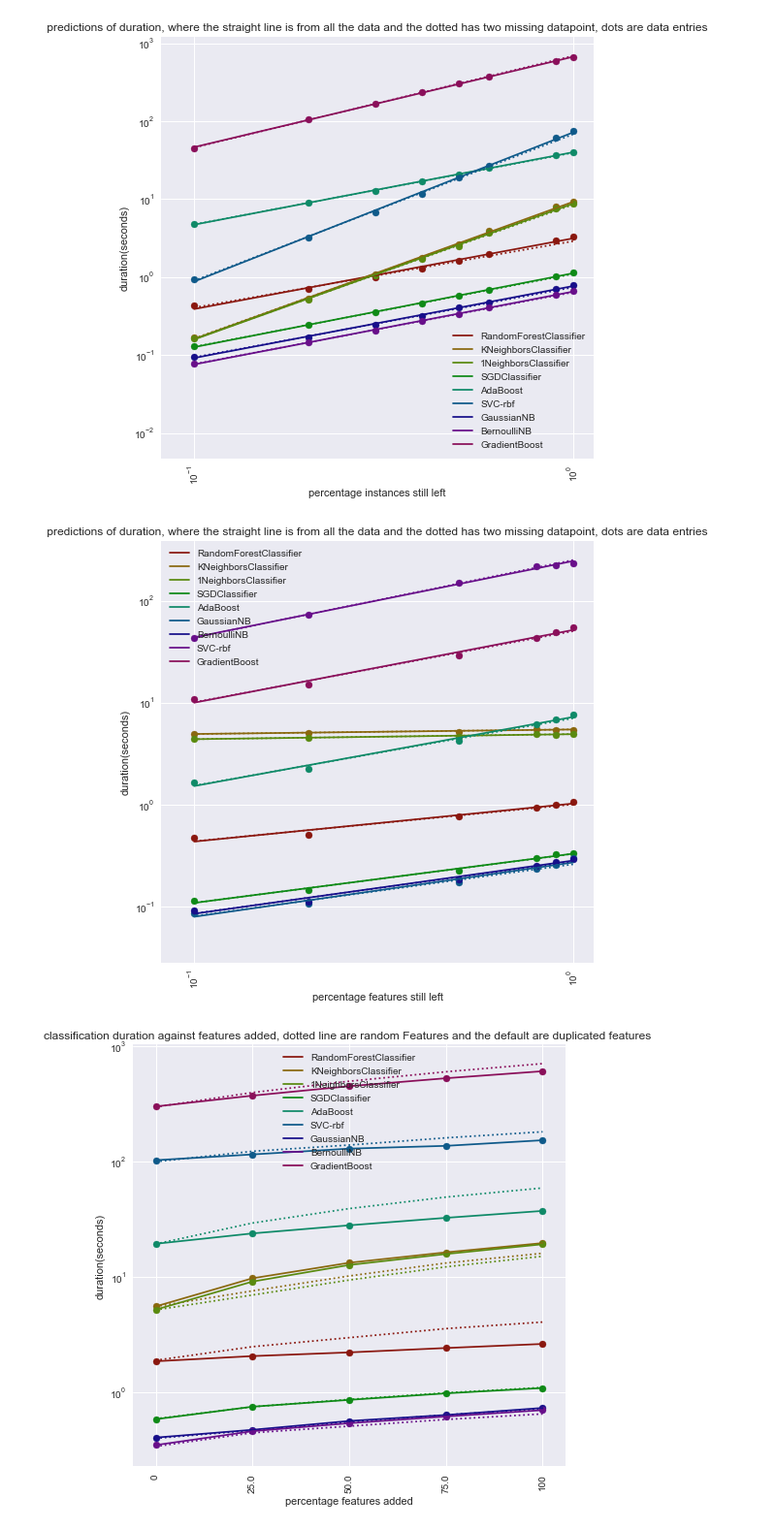
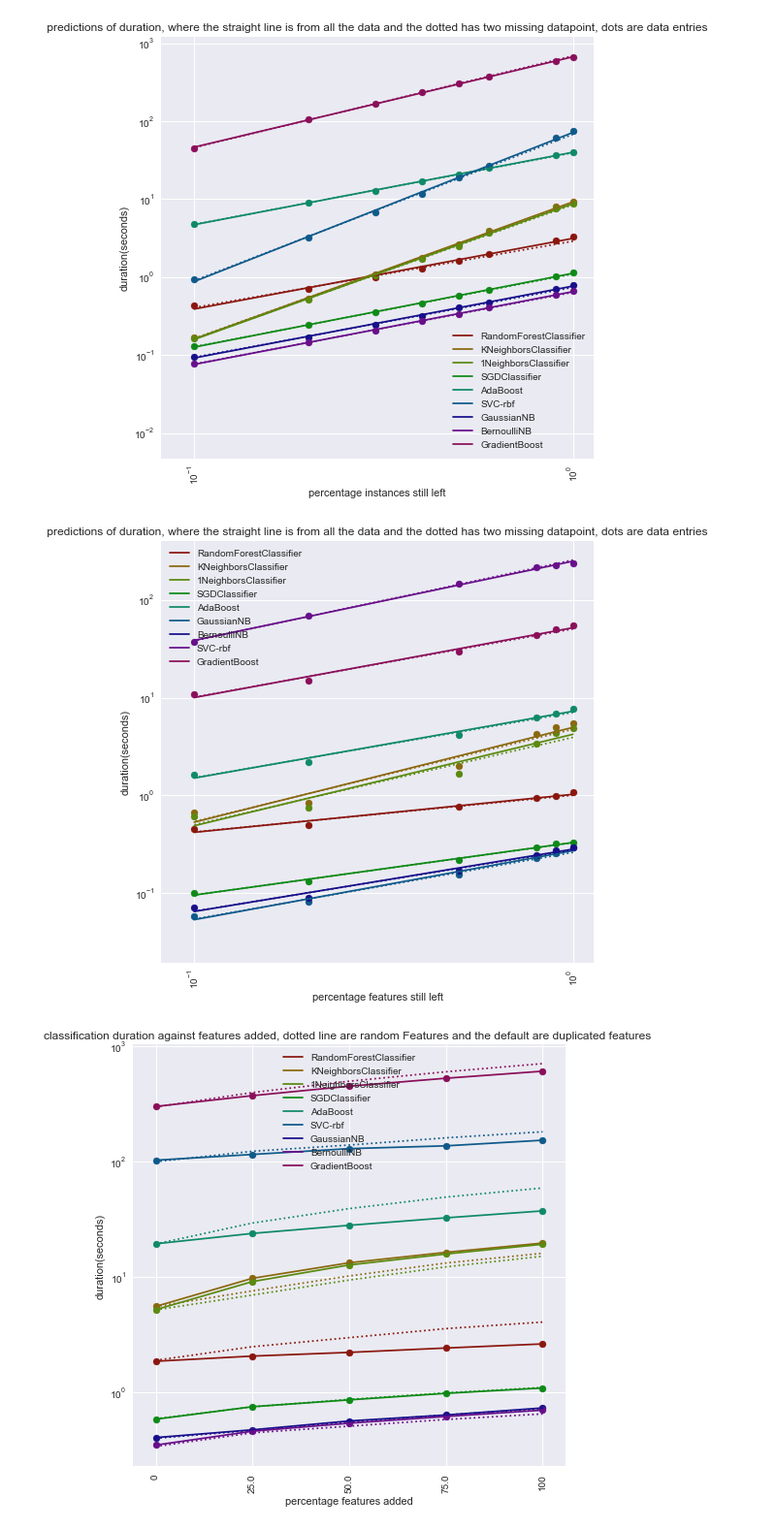
Before and after one commit to lieeuwos/Primitive_annotations, a Jupyter notebook: Duration,scalability.ipynb, the cells around one changed output. Shown at 97% size. Saved outputs shown, nothing was run; the diff lists cells and outputs as text; code cells hidden in the pictures.

```diff
--- a/Duration,scalability.ipynb
+++ b/Duration,scalability.ipynb
@@ -16,7 +16,7 @@ for i in second:
 cv = 10
 clfNames = [ 'RandomForestClassifier','KNeighborsClassifier', '1NeighborsClassifier', 'SGDClassifier', 'AdaBoost', 'SVC-rbf','GaussianNB', 'BernoulliNB','GradientBoost']
 # %%
-didList = Cat
+didList = []#Cat
 for i in NonCat:
     didList.append(i)
 # clfNames = ['RandomForestClassifier','KNeighborsClassifier', '1NeighborsClassifier', 'SGDClassifier', 'AdaBoost', 'SVC-rbf', 'GaussianNB', 'BernoulliNB']
@@ -380,7 +384,7 @@ func = 'removedFeatures'
 # didList = listDone
 dur1 = []
 dur2 = []
-typ = 1
+typ = 2
 ty = 0
 amountList = [0.1,0.2,0.5,0.8,0.9]
 for i,x in enumerate(clfNames):
@@ -408,34 +412,34 @@ for i,clfName in enumerate(clfNames):
 predisIncomplete = []
 for i,clfName in enumerate(clfNames):
     predisIncomplete.append(np.polyfit(np.log(x_axis[1:]),np.log(dur1[i][1:]),1))
 dur7 = []
 for i,fit in enumerate(predisComplete):
     dur7.append([])
     for k,value in enumerate(x_axis):
         dur7[i].append(np.exp(fit[0]*np.log(value) + fit[1]))
 dur8 = []
 for i,fit in enumerate(predisIncomplete):
     dur8.append([])
     for k,value in enumerate(x_axis):
         dur8[i].append(np.exp(fit[0]*np.log(value) + fit[1]))
 cl = sns.hls_palette(len(dur1), l=.3, s=.8)
 fig, ax = plt.subplots()
 for i in range(0,len(dur1)):
     _= ax.plot(x_axis,dur7[i], color = cl[i],label = clfNames[i] )
     _= ax.plot(x_axis,dur8[i], color = cl[i],ls = ':' )
     _= ax.scatter(x_axis,dur1[i], color = cl[i] )
 _=plt.xticks(x_axis,amountList ,rotation='vertical')
 _=plt.title(' predictions of duration, where the straight line is from all the data and the dotted has two missing datapoint, dots are data entries ')
 _=plt.ylabel('duration(seconds)')
 _=plt.xlabel('percentage features still left')
 fig.set_figheight(8)
 fig.set_figwidth(8)
 ax.set_yscale("log", nonposy='clip')
 ax.set_xscale("log", nonposy='clip')
 _=plt.legend()
 _=plt.show()
 # %% [output]
-[figure, old version]
+[figure, new version]
 # %%
 amountList = [0.25,0.5,0.75,1]
 cl = sns.hls_palette(len(dur2), l=.3, s=.8)
```
Also changed, not shown: parts of 19 cells of this notebook, 4 other files.
